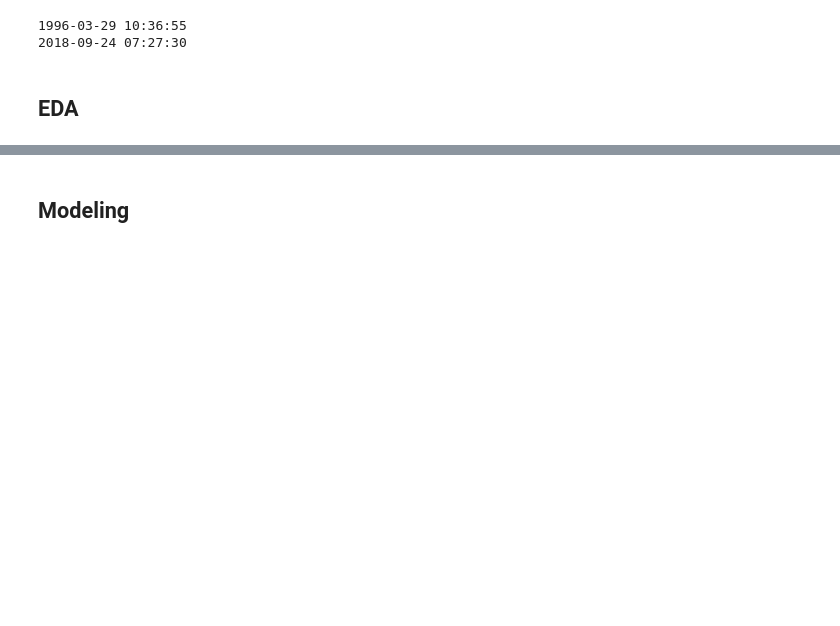
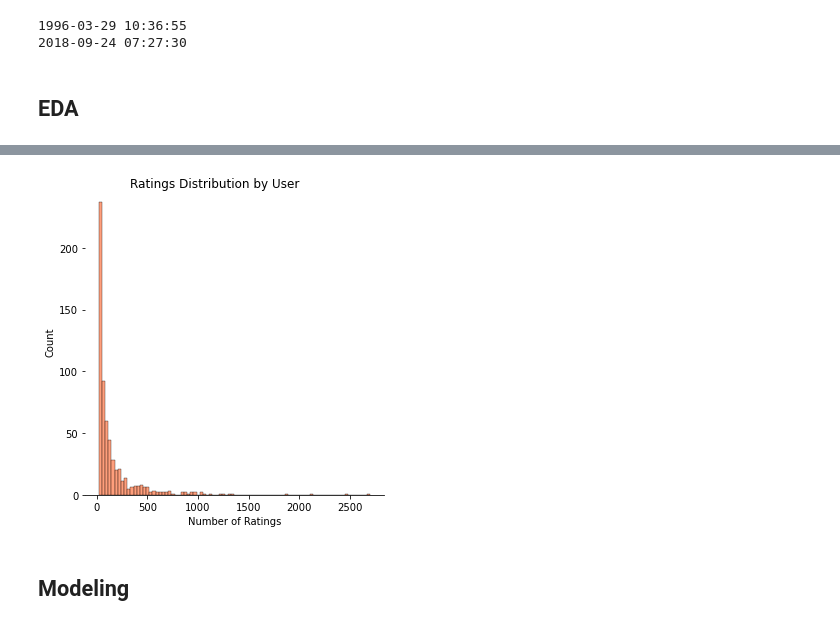
Before and after one commit to rusalka013/recommendation_project, a Jupyter notebook: Recommendation_system_project.ipynb, the cells around one changed output, grey strips where cells are left out. Drawn from its saved outputs; the diff is of its cells as text; code cells hidden in the pictures; blank space fills up the shorter version.

```diff
--- a/Recommendation_system_project.ipynb
+++ b/Recommendation_system_project.ipynb
@@ -182,0 +290,6 @@ print(dt.datetime.fromtimestamp(stats.loc['max', 'timestamp']))
+# %%
+# Ratings distribution by user
+rating_dist_user = ratings_df.groupby('userId')['rating'].count()
+# %%
+top_rating_users = rating_dist_user.reset_index().sort_values('rating', ascending = False)
+top_rating_users[:10]
@@ -183,3 +322,16 @@ print(dt.datetime.fromtimestamp(stats.loc['max', 'timestamp']))
+# %%
+# Creating a bar plot
+ax = sns.displot(data = top_rating_users,
+                 x = 'rating',
+                 color = 'coral'
+                )
+
+ax.despine(left=True)
+ax.set_axis_labels('Number of Ratings', 'Count')
+ax.fig.suptitle('Ratings Distribution by User', verticalalignment = 'center')
+ax.savefig('Visuals/Ratings_dist_by_user.png', bbox_inches='tight', dpi=600);
+# %% [output]
+[figure, added]
 # %% [markdown]
 ## Modeling
 # %% [markdown]
```
Also changed, not shown: parts of 25 cells of this notebook, 4 other files.
